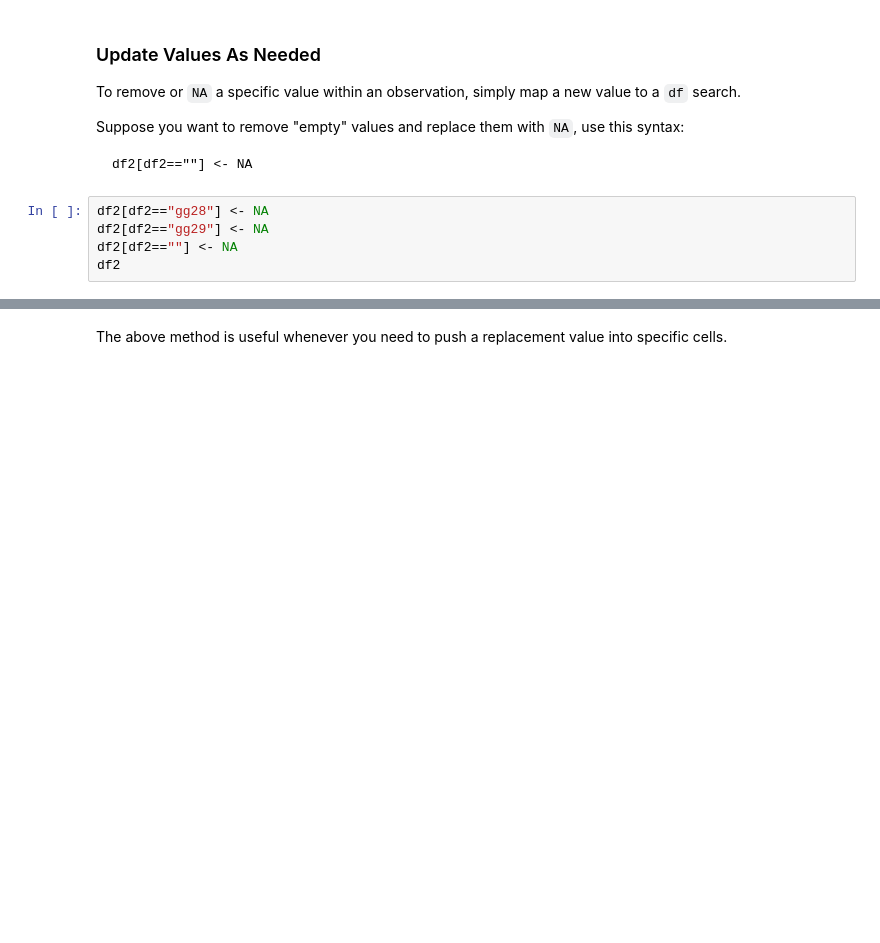
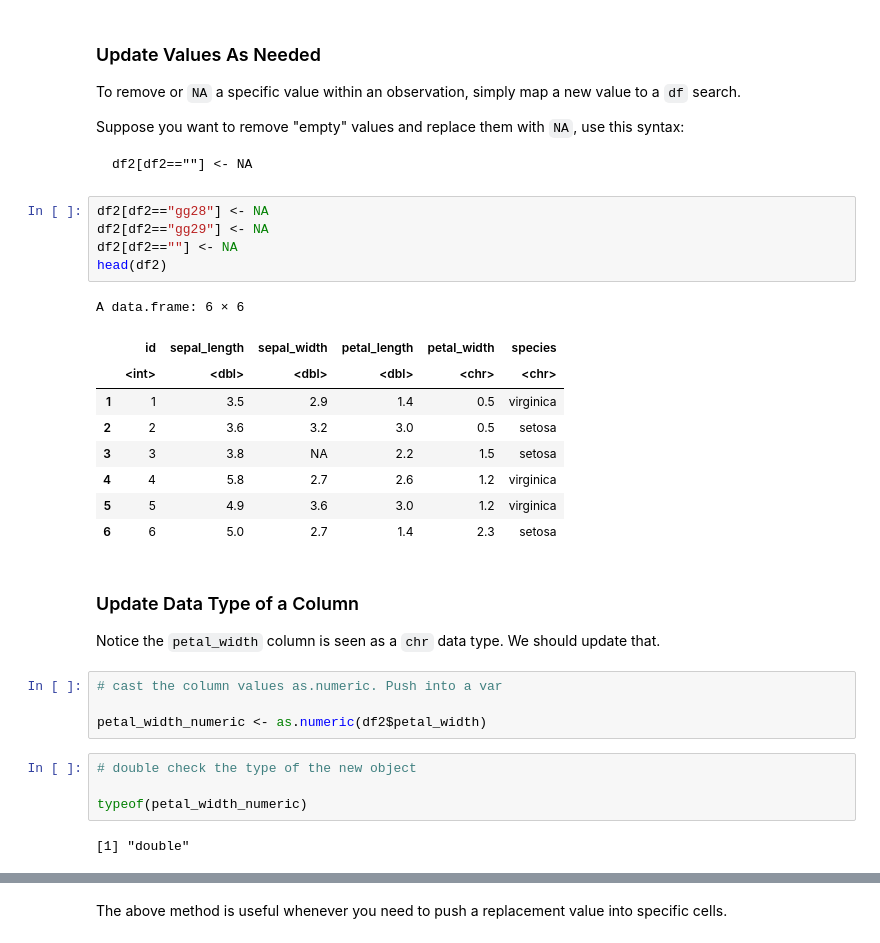
Before and after one commit to nmagee/ds1002, a Jupyter notebook: notebooks/22-data-cleaning-in-r.ipynb, the cells around one changed output, grey strips where cells are left out. Saved outputs shown, nothing was run; the diff lists cells and outputs as text; blank space fills up the shorter version.

```diff
--- a/notebooks/22-data-cleaning-in-r.ipynb
+++ b/notebooks/22-data-cleaning-in-r.ipynb
@@ -67,5 +107,29 @@ df2[df2==""] <- NA
 # %%
 df2[df2=="gg28"] <- NA
 df2[df2=="gg29"] <- NA
 df2[df2==""] <- NA
-df2
+head(df2)
+# %% [output]
+A data.frame: 6 × 6
+|  | id | sepal_length | sepal_width | petal_length | petal_width | species |
+|  | <int> | <dbl> | <dbl> | <dbl> | <chr> | <chr> |
+| 1 | 1 | 3.5 | 2.9 | 1.4 | 0.5 | virginica |
+| 2 | 2 | 3.6 | 3.2 | 3.0 | 0.5 | setosa |
+| 3 | 3 | 3.8 | NA | 2.2 | 1.5 | setosa |
+| 4 | 4 | 5.8 | 2.7 | 2.6 | 1.2 | virginica |
+| 5 | 5 | 4.9 | 3.6 | 3.0 | 1.2 | virginica |
+| 6 | 6 | 5.0 | 2.7 | 1.4 | 2.3 | setosa |
+# %% [markdown]
+### Update Data Type of a Column
+
+Notice the `petal_width` column is seen as a `chr` data type. We should update that.
+# %%
+# cast the column values as.numeric. Push into a var
+
+petal_width_numeric <- as.numeric(df2$petal_width)
+# %%
+# double check the type of the new object
+
+typeof(petal_width_numeric)
+# %% [output]
+[1] "double"
```
Also changed, not shown: parts of 22 cells of this notebook.
